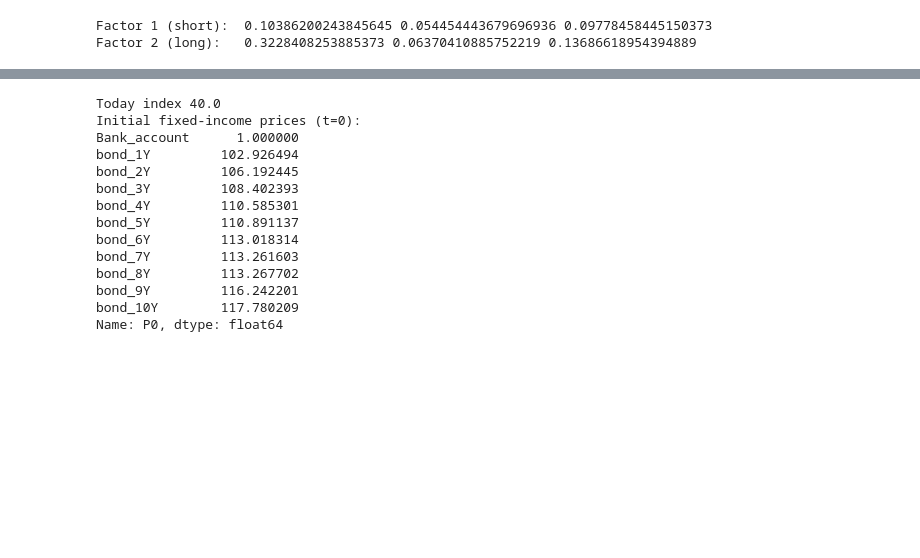
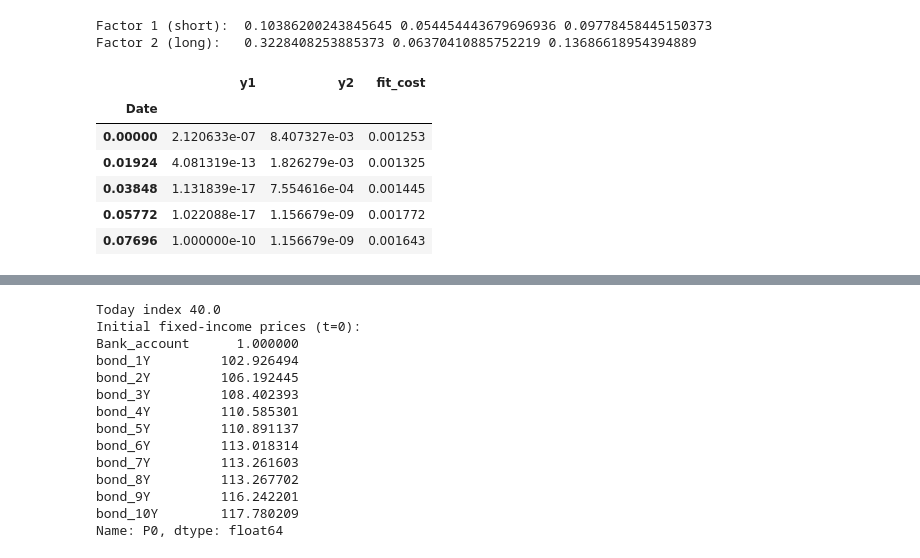
Before and after one commit to Madsnhr/FinEcon, a Jupyter notebook: Exam 2025/codeing/Solution.ipynb, the cells around one changed output, grey strips where cells are left out. Saved outputs shown, nothing was run; the diff lists cells and outputs as text; code cells hidden in the pictures; blank space fills up the shorter version.

```diff
--- a/Exam 2025/codeing/Solution.ipynb
+++ b/Exam 2025/codeing/Solution.ipynb
@@ -593,3 +594,64 @@ class TwoFactorCIRCurve:
         for i, tau in enumerate(tenors):
             zs[i] = self.zero_rate(float(tau))
         return zs
+# %%
+# --- maturities and columns ---
+tenors = np.array([0.25] + list(range(1, 11)), dtype=float)
+yield_cols = ["y_0_25"] + [f"y_{n}Y" for n in range(1, 11)]
+
+Y_mkt = term_structure[yield_cols].to_numpy(dtype=float)  # shape (T, 11)
+
+# --- build factor parameter objects (from your estimation) ---
+factor1 = CIRFactorQ(kappa=k1,
+                     theta=th1,
+                     sigma=s1)
+factor2 = CIRFactorQ(kappa=k2,
+                     theta=th2,
+                     sigma=s2)
+
+def fit_states_for_date(y_mkt_vec, y1_init, y2_init):
+    """
+    Fit (y1,y2) >= 0 to match yields across all tenors, given fixed factor params.
+    """
+    def residuals(x):
+        y1, y2 = x
+        curve = TwoFactorCIRCurve(y1=y1, y2=y2, factor1=factor1, factor2=factor2)
+        y_model = curve.zero_rate_vector(tenors)
+        return y_model - y_mkt_vec
+
+    res = least_squares(
+        residuals,
+        x0=np.array([y1_init, y2_init], dtype=float),
+        bounds=(0.0, np.inf),   # CIR states must be non-negative
+        method="trf"
+    )
+    return res.x, res.cost
+
+# --- run over time (warm-start each date with previous date solution) ---
+T = Y_mkt.shape[0]
+y1_hat = np.zeros(T)
+y2_hat = np.zeros(T)
+fit_cost = np.zeros(T)
+
+# initial guess: use short and long ends as a rough starting point
+y1_init = float(term_structure.iloc[0]["y_0_25"])
+y2_init = max(float(term_structure.iloc[0]["y_10Y"]) - y1_init, 1e-8)
+
+for t in range(T):
+    (y1_init, y2_init), c = fit_states_for_date(Y_mkt[t], y1_init, y2_init)
+    y1_hat[t] = y1_init
+    y2_hat[t] = y2_init
+    fit_cost[t] = c
+
+factors_df = pd.DataFrame({"y1": y1_hat, "y2": y2_hat, "fit_cost": fit_cost},
+                          index=term_structure.index)
+
+factors_df.head()
+# %% [output]
+|  | y1 | y2 | fit_cost |
+| Date |  |  |  |
+| 0.00000 | 2.120633e-07 | 8.407327e-03 | 0.001253 |
+| 0.01924 | 4.081319e-13 | 1.826279e-03 | 0.001325 |
+| 0.03848 | 1.131839e-17 | 7.554616e-04 | 0.001445 |
+| 0.05772 | 1.022088e-17 | 1.156679e-09 | 0.001772 |
+| 0.07696 | 1.000000e-10 | 1.156679e-09 | 0.001643 |
```
Also changed, not shown: parts of 4 cells of this notebook.
